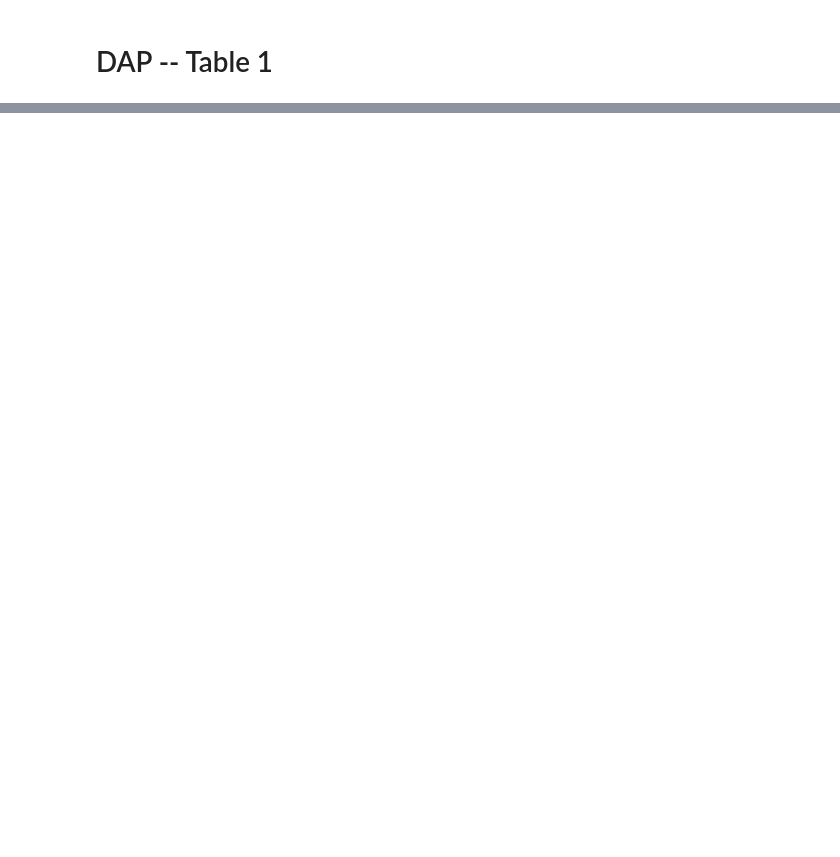
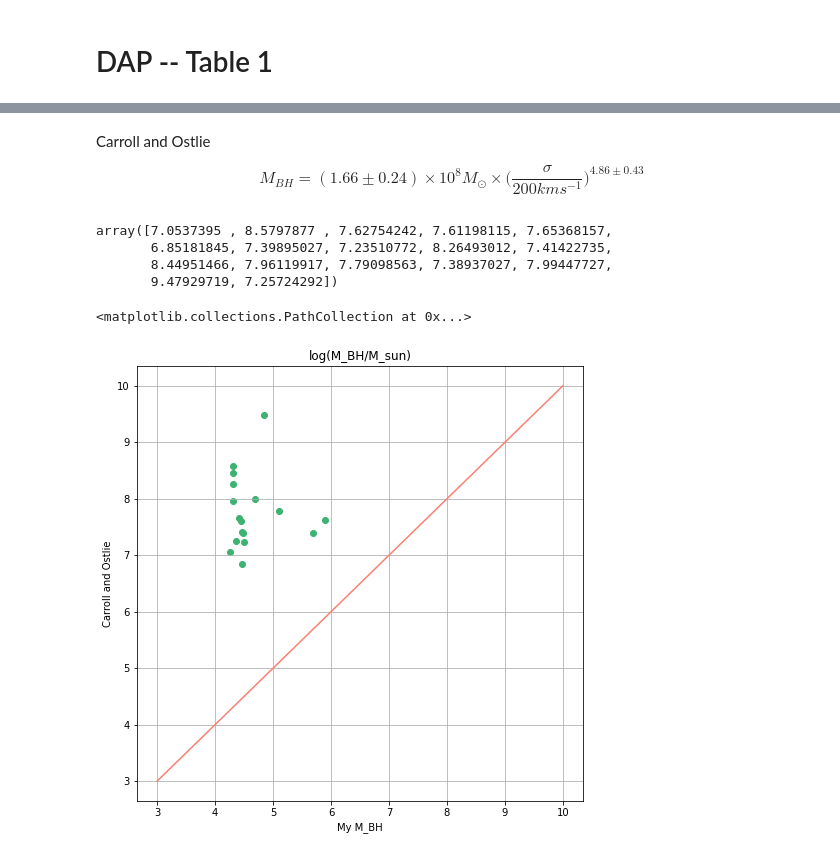
Before and after one commit to Natacha-U/Snr-Prj, a Jupyter notebook: Notebooks/H-Alpha/Area_Calculator.ipynb, the cells around one changed output, grey strips where cells are left out. Cells and saved outputs as stored; diff of their text form; code cells hidden in the pictures; blank space fills up the shorter version.

```diff
--- a/Notebooks/H-Alpha/Area_Calculator.ipynb
+++ b/Notebooks/H-Alpha/Area_Calculator.ipynb
@@ -255,0 +186,37 @@ plt.scatter(np.log10(ha_table_1['L erg/s']), np.log10(ha_table_1['Their Lum']))
+# %% [markdown]
+Carroll and Ostlie
+
+$$ M_{BH} = (1.66 \pm 0.24) \times 10^8 M_\odot \times \Big(\frac{\sigma}{200 kms^{-1}}\Big)^{4.86 \pm 0.43} $$
+# %%
+given_vdis = []
+for i in range(len(ha_list)):
+    given_vdis.append(DAP.loc[DAP['plateifu'] == ha_list[i][0]]['stellar_sigma_1re'][idx[i]])
+# %%
+# csv_input = pd.read_csv('ha_list.csv')
+# csv_input['Given vdis'] = given_vdis
+# csv_input.to_csv('ha_list.csv', index=False)
+ha_table_1 = pd.read_csv('ha_list.csv')
+# ha_table_1
+# %%
+a = 1.66 * 10**8
+b = 4.86
+M_BH_Carroll_Ostlie = np.log10(a * (np.array(given_vdis)/200)**b)
+M_BH_Carroll_Ostlie
+# %% [output]
+array([7.0537395 , 8.5797877 , 7.62754242, 7.61198115, 7.65368157,
+       6.85181845, 7.39895027, 7.23510772, 8.26493012, 7.41422735,
+       8.44951466, 7.96119917, 7.79098563, 7.38937027, 7.99447727,
+       9.47929719, 7.25724292])
+# %%
+plt.figure(figsize = (8,8))
+plt.grid()
+# plt.xlim(350,650)
+# plt.ylim(350,650)
+plt.xlabel('My M_BH')
+plt.ylabel('Carroll and Ostlie')
+plt.title('log(M_BH/M_sun)')
+plt.plot([3,10], [3,10], color = 'salmon')
+plt.scatter(ha_table_1['log10 M_BH / M_sun'], M_BH_Carroll_Ostlie, color = 'mediumseagreen')
+# %% [output]
+<matplotlib.collections.PathCollection at 0x...>
+[figure, added]
```
Also changed, not shown: parts of 24 cells of this notebook.
